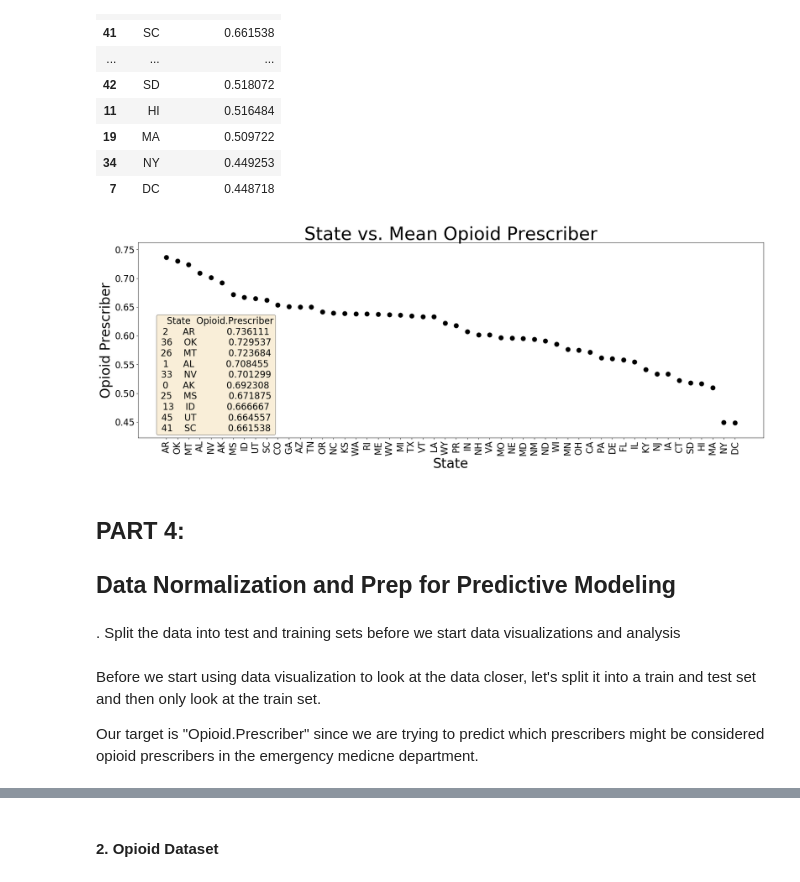
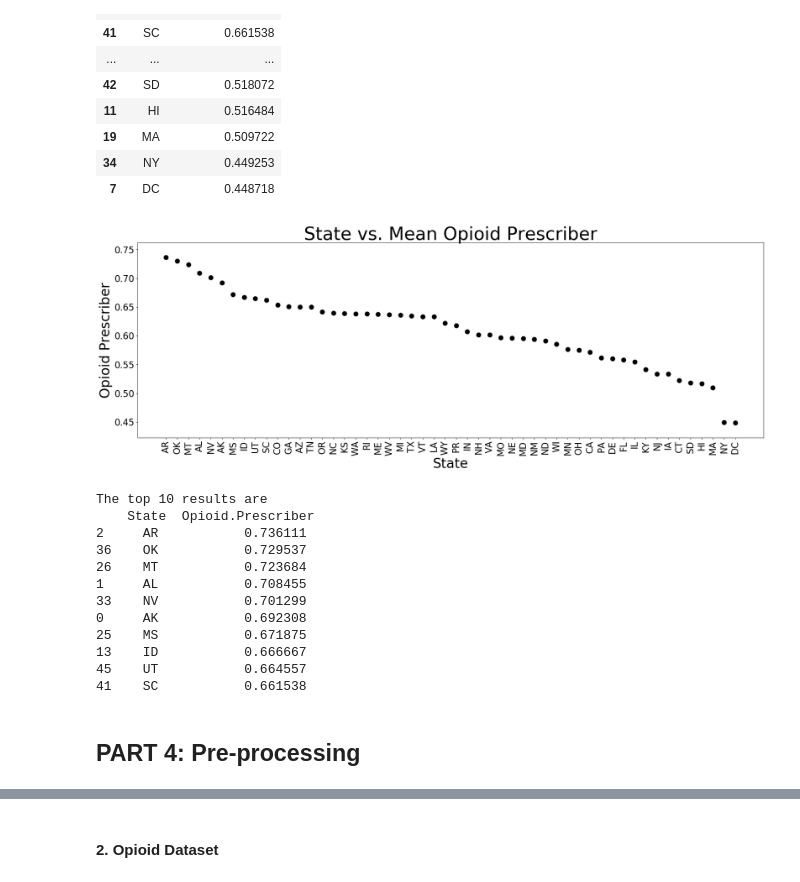
Before and after one commit to CaptainNano77/Opioids, a Jupyter notebook: Opioids.ipynb, the cells around one changed output, grey strips where cells are left out. Drawn from its saved outputs; the diff is of its cells as text; code cells hidden in the pictures.

Commit message:
Added pre-processing

```diff
--- a/Opioids.ipynb
+++ b/Opioids.ipynb
@@ -890,28 +943,36 @@ sta_corr
 # %%
 
 plt.figure(figsize=(25, 8), dpi=80)
 plt.scatter(sta_corr.State, sta_corr['Opioid.Prescriber'], s=100, alpha=1, color = 'black')
 plt.xticks(rotation=90, fontsize = 20)
 plt.yticks(fontsize = 20)
 plt.xlabel("State", fontsize = 30)
 plt.ylabel("Opioid Prescriber", fontsize = 30)
 plt.title("State vs. Mean Opioid Prescriber", fontsize = 40)
 
 #for the text box which includes the top 10 specialties by count\
 text = str(sta_corr[:10])
 props = dict(boxstyle='round', facecolor='wheat', edgecolor='black', alpha=0.5, pad=0.2)
-plt.text(.01, .01, (text), fontsize=20, transform=ax.transAxes, bbox=props, ha='center')
+#plt.text(.68, .38, (text), fontsize=20, transform=ax.transAxes, bbox=props, ha='center')
 
 
 plt.show()
 # %% [output]
-[figure, old version]
+[figure, new version]
-# %% [markdown]
-## **PART 4:**
-## **Data Normalization and Prep for Predictive Modeling**
-# %% [markdown]
-. Split the data into test and training sets before we start data visualizations and analysis
-# %% [markdown]
-Before we start using data visualization to look at the data closer, let's split it into a train and test set and then only look at the train set.
-
-Our target is "Opioid.Prescriber" since we are trying to predict which prescribers might be considered opioid prescribers in the emergency medicne department.
+# %%
+print ('The top 10 results are\n', sta_corr[:10])
+# %% [output]
+The top 10 results are
+    State  Opioid.Prescriber
+2     AR           0.736111
+36    OK           0.729537
+26    MT           0.723684
+1     AL           0.708455
+33    NV           0.701299
+0     AK           0.692308
+25    MS           0.671875
+13    ID           0.666667
+45    UT           0.664557
+41    SC           0.661538
+# %% [markdown]
+## **PART 4: Pre-processing**
```
Also changed, not shown: parts of 52 cells of this notebook.
